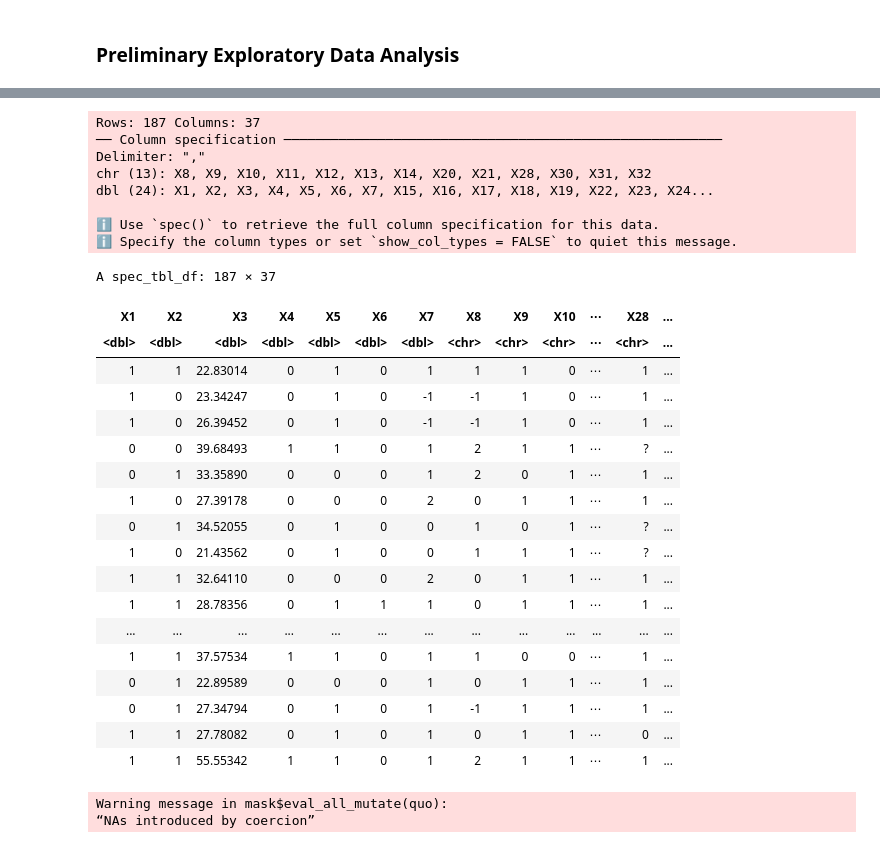
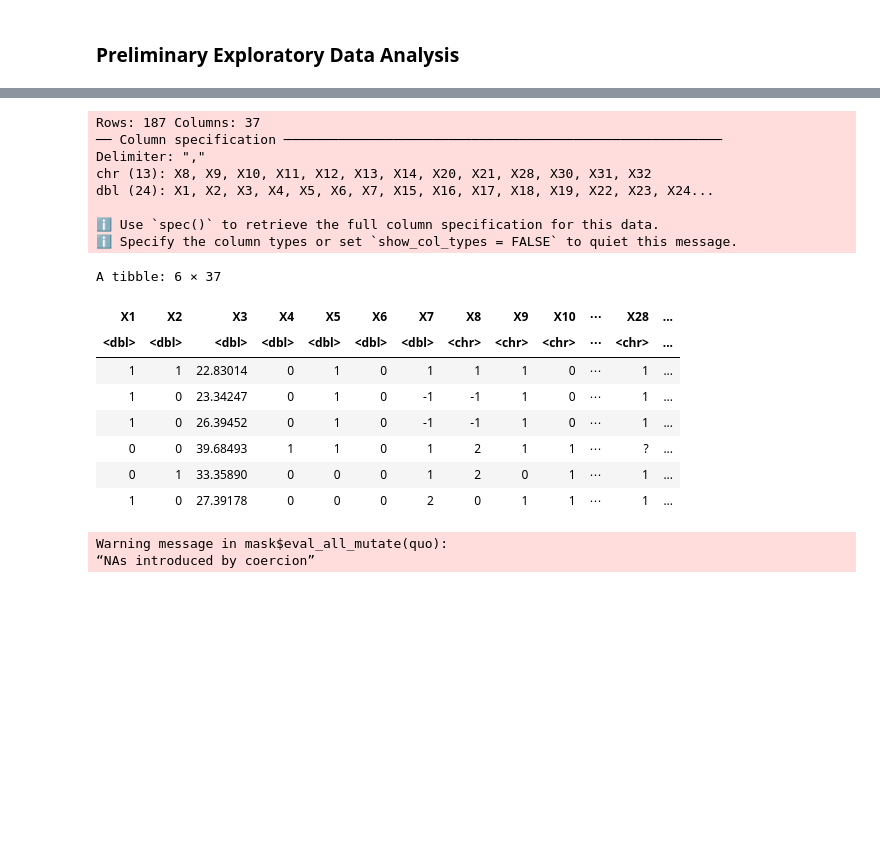
Before and after one commit to rishiiii3/dsci-100-2023S-group-67, a Jupyter notebook: Bone Marrow Analysis.ipynb, the cells around one changed output, grey strips where cells are left out. Cells and saved outputs as stored; diff of their text form; code cells hidden in the pictures; blank space fills up the shorter version.

Commit message:
all heads

```diff
--- a/Bone Marrow Analysis.ipynb
+++ b/Bone Marrow Analysis.ipynb
@@ -41,36 +23,26 @@ set.seed(10)
 # %%
 #reading the dataset into R
 bone_marrow <- read_csv("https://raw.githubusercontent.com/rishiiii3/dsci-100-2023S-group-67/main/bone-marrow.arff",
                         skip = 108, col_names = FALSE)
-bone_marrow
+bone_marrow |> head()
 # %% [output]
 Rows: 187 Columns: 37
 ── Column specification ────────────────────────────────────────────────────────
 Delimiter: ","
 chr (13): X8, X9, X10, X11, X12, X13, X14, X20, X21, X28, X30, X31, X32
 dbl (24): X1, X2, X3, X4, X5, X6, X7, X15, X16, X17, X18, X19, X22, X23, X24...
 
 ℹ Use `spec()` to retrieve the full column specification for this data.
 ℹ Specify the column types or set `show_col_types = FALSE` to quiet this message.
-A spec_tbl_df: 187 × 37
+A tibble: 6 × 37
 | X1 | X2 | X3 | X4 | X5 | X6 | X7 | X8 | X9 | X10 | ⋯ | X28 | ... |
 | <dbl> | <dbl> | <dbl> | <dbl> | <dbl> | <dbl> | <dbl> | <chr> | <chr> | <chr> | ⋯ | <chr> | ... |
 | 1 | 1 | 22.83014 | 0 | 1 | 0 | 1 | 1 | 1 | 0 | ⋯ | 1 | ... |
 | 1 | 0 | 23.34247 | 0 | 1 | 0 | -1 | -1 | 1 | 0 | ⋯ | 1 | ... |
 | 1 | 0 | 26.39452 | 0 | 1 | 0 | -1 | -1 | 1 | 0 | ⋯ | 1 | ... |
 | 0 | 0 | 39.68493 | 1 | 1 | 0 | 1 | 2 | 1 | 1 | ⋯ | ? | ... |
 | 0 | 1 | 33.35890 | 0 | 0 | 0 | 1 | 2 | 0 | 1 | ⋯ | 1 | ... |
 | 1 | 0 | 27.39178 | 0 | 0 | 0 | 2 | 0 | 1 | 1 | ⋯ | 1 | ... |
-| 0 | 1 | 34.52055 | 0 | 1 | 0 | 0 | 1 | 0 | 1 | ⋯ | ? | ... |
-| 1 | 0 | 21.43562 | 0 | 1 | 0 | 0 | 1 | 1 | 1 | ⋯ | ? | ... |
-| 1 | 1 | 32.64110 | 0 | 0 | 0 | 2 | 0 | 1 | 1 | ⋯ | 1 | ... |
-| 1 | 1 | 28.78356 | 0 | 1 | 1 | 1 | 0 | 1 | 1 | ⋯ | 1 | ... |
-| ... | ... | ... | ... | ... | ... | ... | ... | ... | ... | ... | ... | ... |
-| 1 | 1 | 37.57534 | 1 | 1 | 0 | 1 | 1 | 0 | 0 | ⋯ | 1 | ... |
-| 0 | 1 | 22.89589 | 0 | 0 | 0 | 1 | 0 | 1 | 1 | ⋯ | 1 | ... |
-| 0 | 1 | 27.34794 | 0 | 1 | 0 | 1 | -1 | 1 | 1 | ⋯ | 1 | ... |
-| 1 | 1 | 27.78082 | 0 | 1 | 0 | 1 | 0 | 1 | 1 | ⋯ | 0 | ... |
-| 1 | 1 | 55.55342 | 1 | 1 | 0 | 1 | 2 | 1 | 1 | ⋯ | 1 | ... |
 # %%
 #cleaning and wrangling the dataset into tidy form
 bone_marrow_selected <- select(bone_marrow, X3, X23, X29, X32,X37) |>
```
Also changed, not shown: parts of 4 cells of this notebook.
